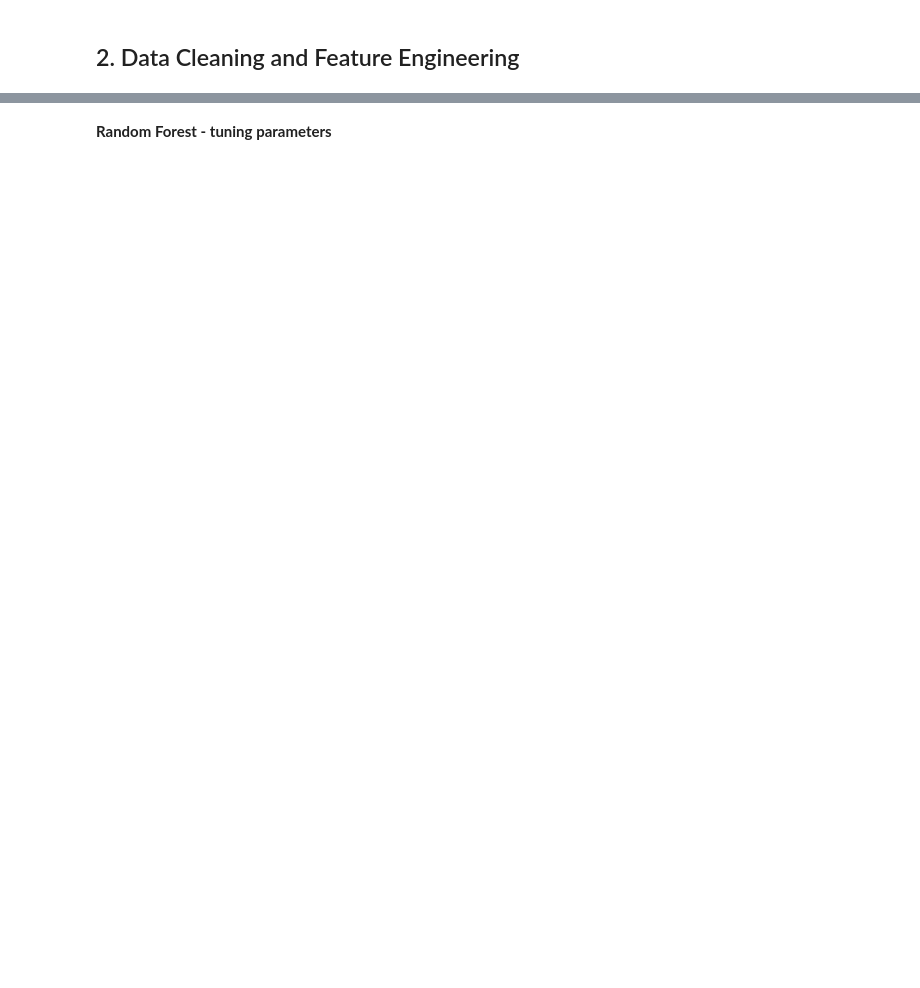
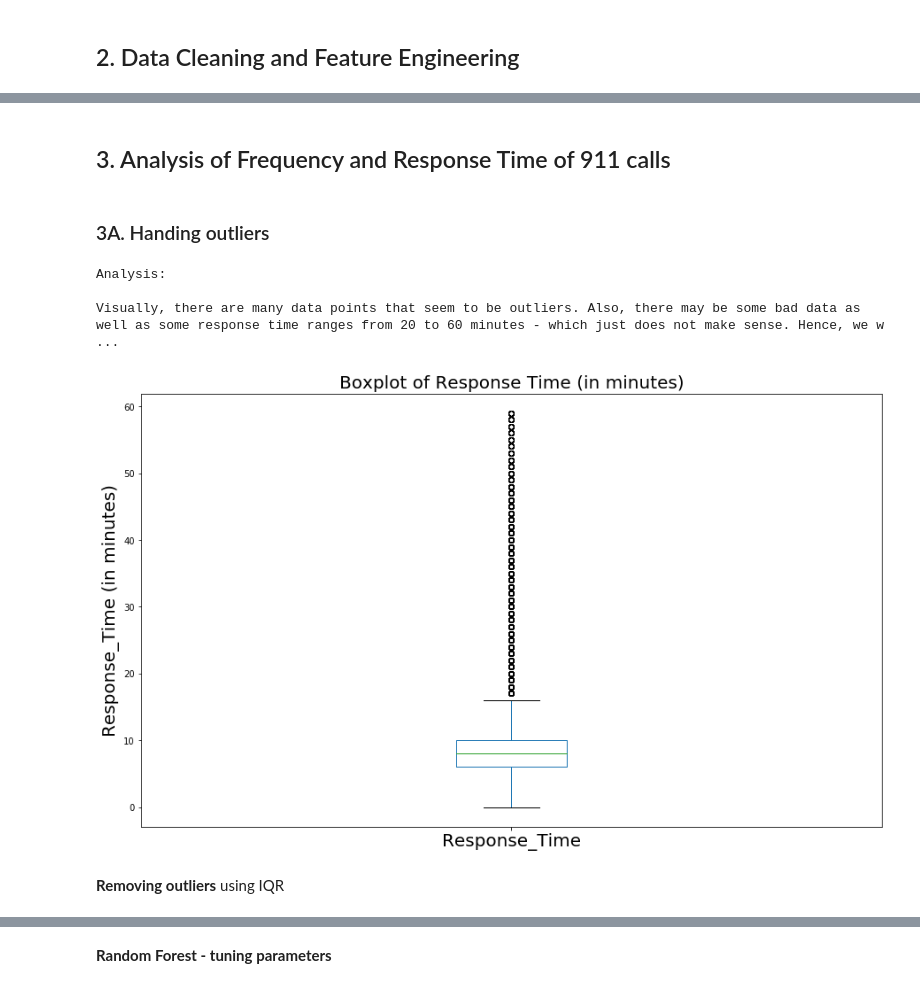
Before and after one commit to asrarahmed01/Projects, a Jupyter notebook: Binary_Classification_Model.ipynb, the cells around one changed output, grey strips where cells are left out. Cells and saved outputs as stored; diff of their text form; code cells hidden in the pictures; blank space fills up the shorter version.

```diff
--- a/Binary_Classification_Model.ipynb
+++ b/Binary_Classification_Model.ipynb
@@ -870,0 +296,5 @@ To anticipate larger datasets, we will now employ the same model but we will tun
+# %%
+#Dropping Call and Arrival time since we already engineered this column
+Dropped_Columns = ["Received DtTm","On Scene DtTm"]
+
+fire_df1=fire_df1.drop(Dropped_Columns,axis=1)
@@ -870,0 +374,28 @@ To anticipate larger datasets, we will now employ the same model but we will tun
+# %%
+# Summarizing Call Type 27 unique values into 6 "buckets". KeepingTop 5 Call Types as they make up 95% of calls. Remaining 22 Call Types being bucketed into "All other".
+
+Top5_Call_Type=fire_df1["Call Type"].value_counts().index[:5]
+
+Call_Type=[]
+for value in fire_df1["Call Type"]: #.value_counts().index:
+    if value not in Top5_Call_Type:
+        Call_Type.append("All other < ~5%")
+    else:
+        Call_Type.append(value)
+
+
+fire_df1["Call Type"]=Call_Type
+# %%
+# Summarizing Neighborhood 40 unique values into 19 "buckets", capturing 80% of the data. The remaining 20% will be captured in "Other".
+
+Top20_Neighborhoods=fire_df1["Neighborhooods - Analysis Boundaries"].value_counts().index[:19]
+
+Neighborhoods=[]
+for value in fire_df1["Neighborhooods - Analysis Boundaries"]: #.value_counts().index:
+    if value not in Top20_Neighborhoods:
+        Neighborhoods.append("All other < ~20%")
+    else:
+        Neighborhoods.append(value)
+
+
+fire_df1["Neighborhooods - Analysis Boundaries"]=Neighborhoods
@@ -870,0 +428,20 @@ To anticipate larger datasets, we will now employ the same model but we will tun
+# %% [markdown]
+## 3. Analysis of Frequency and Response Time of 911 calls
+# %% [markdown]
+### 3A. Handing outliers
+# %%
+plt.figure(figsize=(15,9))
+print('Analysis:\n\nVisually, there are many data points that seem to be outliers. Also, there may be some bad data as well as some response time ranges from 20 to 60 minutes - which just does not make sense. Hence, we will remove these outliers in the next step.')
+
+fire_df1["Response_Time"].plot("box")
+plt.title("Boxplot of Response Time (in minutes)",fontsize=20)
+plt.xticks(fontsize=20)
+plt.ylabel('Response_Time (in minutes)',fontsize=20)
+plt.show()
+# %% [output]
+Analysis:
+
+Visually, there are many data points that seem to be outliers. Also, there may be some bad data as well as some response time ranges from 20 to 60 minutes - which just does not make sense. Hence, we w ...
+[figure, added]
+# %% [markdown]
+**Removing outliers** using IQR
```
Also changed, not shown: parts of 192 cells of this notebook.
